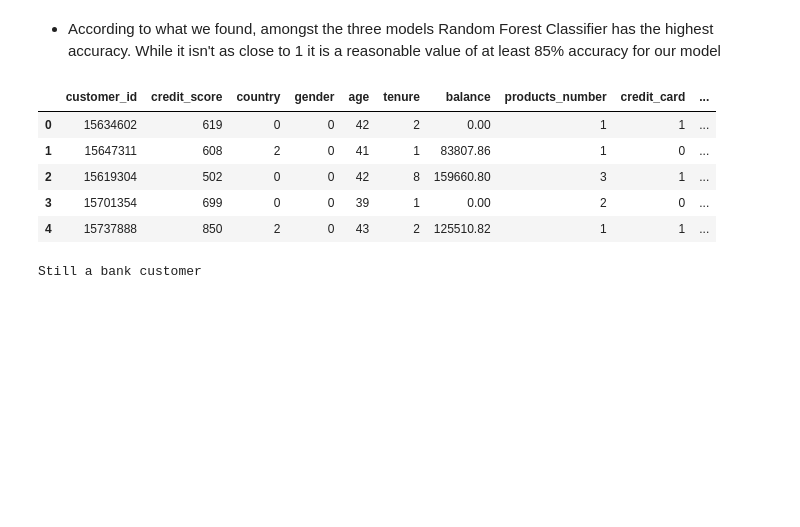
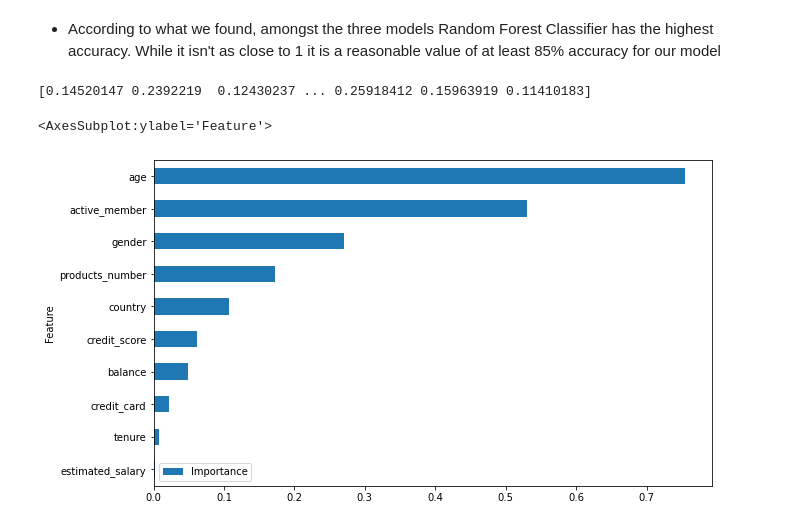
Before and after one commit to kkiepek/Predicting-Bank-Customer-Churn, a Jupyter notebook: Bank Churn EDA + Modeling.ipynb, the cells around one changed output. Saved outputs shown, nothing was run; the diff lists cells and outputs as text; code cells hidden in the pictures; blank space fills up the shorter version.

```diff
--- a/Bank Churn EDA + Modeling.ipynb
+++ b/Bank Churn EDA + Modeling.ipynb
@@ -272,4 +377,4 @@ from sklearn.preprocessing import StandardScaler
 sc = StandardScaler()
 
 X_train = sc.fit_transform(X_train)
-X_test = sc.fit_transform(X_test)
+X_test = sc.transform(X_test)
@@ -297,22 +410,13 @@ Random Forest Accuracy : 0.867
 # %% [markdown]
 - According to what we found, amongst the three models Random Forest Classifier has the highest accuracy. While it isn't as close to 1 it is a reasonable value of at least 85% accuracy for our model
 # %%
-rf = RandomForestClassifier()
-rf.fit(X_train,y_train)
-y_pred = model.predict_proba(X_test)
+# rf = RandomForestClassifier()
+# rf.fit(X_train,y_train)
+# y_pred = model.predict_proba(X_test)
 
 
-def prediction(credit_score,country,gender,age,tenure,balance,products_number,credit_card,active_member,estimated_salary):
-    features = np.array([[credit_score,country,gender,age,tenure,balance,products_number,credit_card,active_member,estimated_salary]])
-    features = sc.fit_transform(features)
-    prediction = rf.predict(features).reshape(1,-1)
-    return prediction[0]
+# def prediction(credit_score,country,gender,age,tenure,balance,products_number,credit_card,active_member,estimated_salary):
+#     features = np.array([[credit_score,country,gender,age,tenure,balance,products_number,credit_card,active_member,estimated_salary]])
+#     features = sc.fit_transform(features)
+#     prediction = rf.predict(features).reshape(1,-1)
+#     return prediction[0]
-# %%
-df.head()
-# %% [output]
-|  | customer_id | credit_score | country | gender | age | tenure | balance | products_number | credit_card | ... |
-| 0 | 15634602 | 619 | 0 | 0 | 42 | 2 | 0.00 | 1 | 1 | ... |
-| 1 | 15647311 | 608 | 2 | 0 | 41 | 1 | 83807.86 | 1 | 0 | ... |
-| 2 | 15619304 | 502 | 0 | 0 | 42 | 8 | 159660.80 | 3 | 1 | ... |
-| 3 | 15701354 | 699 | 0 | 0 | 39 | 1 | 0.00 | 2 | 0 | ... |
-| 4 | 15737888 | 850 | 2 | 0 | 43 | 2 | 125510.82 | 1 | 1 | ... |
@@ -319,20 +425,34 @@ df.head()
 # %%
-credit_score = 699
-country = 0
-gender = 0
-age= 39
-tenure= 1
-balance = 0.00
-products_number= 2
-credit_card = 0
-active_member = 0
-estimated_salary = 93826.63
+# credit_score = 699
+# country = 0
+# gender = 0
+# age= 39
+# tenure= 1
+# balance = 0.00
+# products_number= 2
+# credit_card = 0
+# active_member = 0
+# estimated_salary = 93826.63
 
-pred  = prediction(credit_score,country,gender,age,tenure,balance,products_number,credit_card,active_member,estimated_salary)
+# pred  = prediction(credit_score,country,gender,age,tenure,balance,products_number,credit_card,active_member,estimated_salary)
 
-if pred == 1:
-    print("No longer a bank customer")
-else:
-    print("Still a bank customer")
+# if pred == 1:
+#     print("No longer a bank customer")
+# else:
+#     print("Still a bank customer")
-# %% [output]
-Still a bank customer
+# %%
+lrmodel = LR().fit(X_train,y_train)
+predicted_probabilities = lrmodel.predict_proba(X_test)
+print(predicted_probabilities[:,1])
+# %% [output]
+[0.14520147 0.2392219  0.12430237 ... 0.25918412 0.15963919 0.11410183]
+# %%
+coefficients = lrmodel.coef_
+
+avg_importance = np.mean(np.abs(coefficients), axis=0)
+feature_importance = pd.DataFrame({'Feature': X.columns, 'Importance': avg_importance})
+feature_importance = feature_importance.sort_values('Importance', ascending=True)
+feature_importance.plot(x='Feature', y='Importance', kind='barh', figsize=(10, 6))
+# %% [output]
+<AxesSubplot:ylabel='Feature'>
+[figure, added]
```
Also changed, not shown: parts of 39 cells of this notebook.
